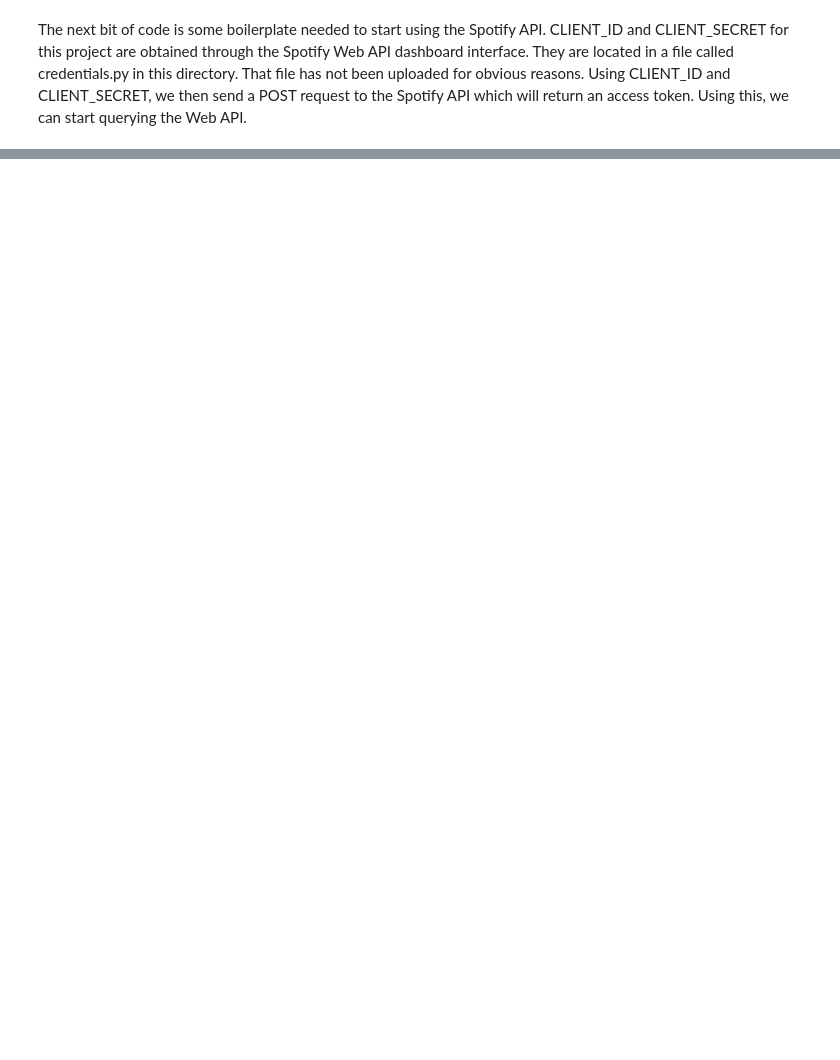
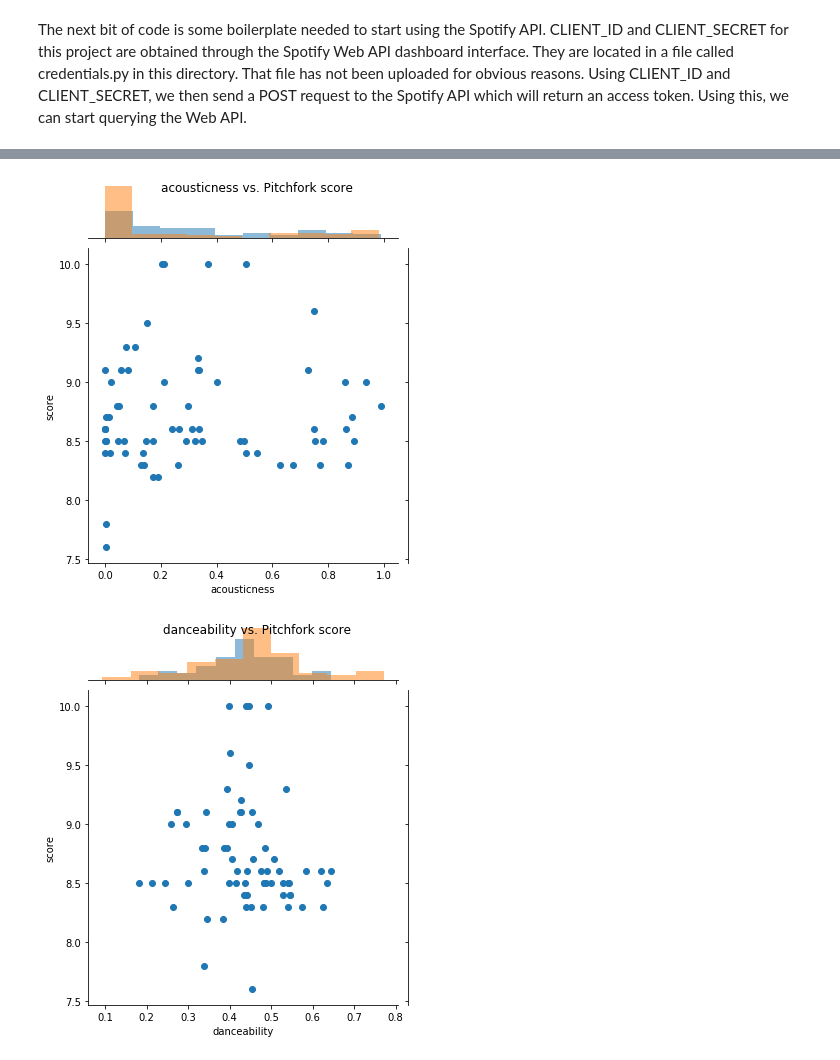
Before and after one commit to siddharm/siddharm.github.io, a Jupyter notebook: 320 final - Pitchfork Music Taste Prediction.ipynb, the cells around one changed output, grey strips where cells are left out. Cells and saved outputs as stored; diff of their text form; code cells hidden in the pictures; blank space fills up the shorter version.

```diff
--- a/320 final - Pitchfork Music Taste Prediction.ipynb
+++ b/320 final - Pitchfork Music Taste Prediction.ipynb
@@ -254,0 +336,29 @@ songs2.head()
+# %%
+averages_bnm = averages[averages.best_new_music == 1]
+averages_bnm = averages_bnm[averages_bnm.score > 7]
+
+averages_non_bnm = averages[averages.best_new_music == 0]
+
+bnm_rows, bnm_cols = averages_bnm.shape
+non_bnm_sample = averages_non_bnm.sample(n = bnm_rows)
+
+for metric in metrics:
+    p = sns.JointGrid(
+        x = averages_bnm[metric],
+        y = averages_bnm.score
+    )
+    p.fig.suptitle(metric + " vs. Pitchfork score")
+    p = p.plot_joint(
+        plt.scatter
+    )
+    p.ax_marg_x.hist(
+        averages_bnm[metric],
+        alpha = 0.5
+    )
+    p.ax_marg_x.hist(
+        non_bnm_sample[metric],
+        alpha = 0.5
+    )
+# %% [output]
+[figure, added]
+[figure, added]
```
Also changed, not shown: parts of 26 cells of this notebook, 1 other file.
